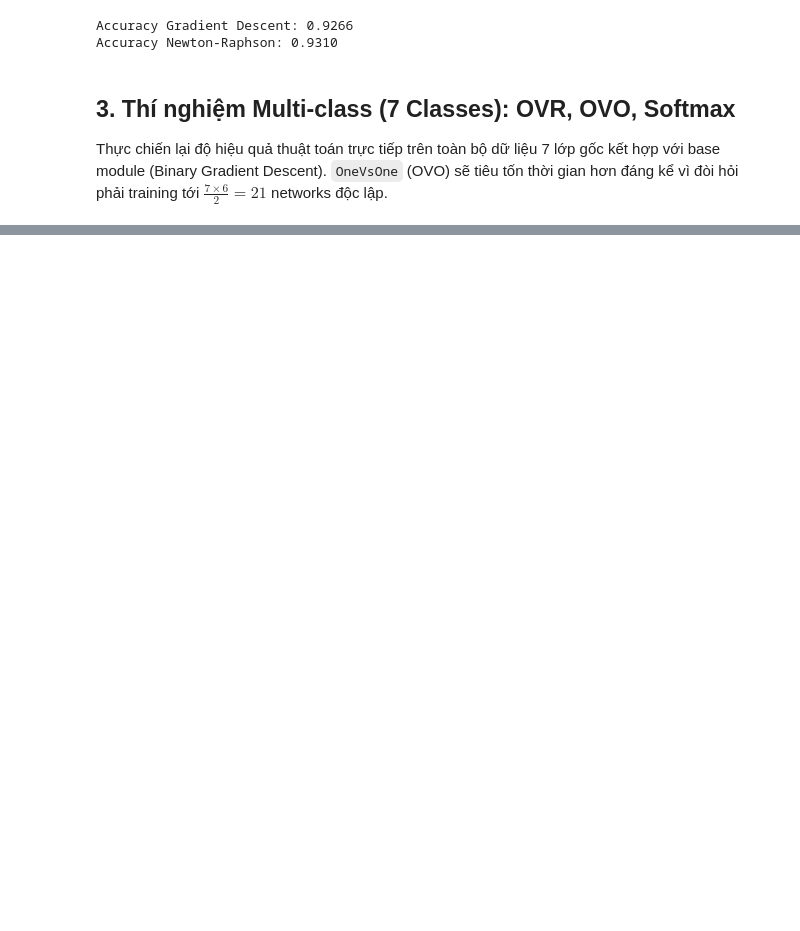
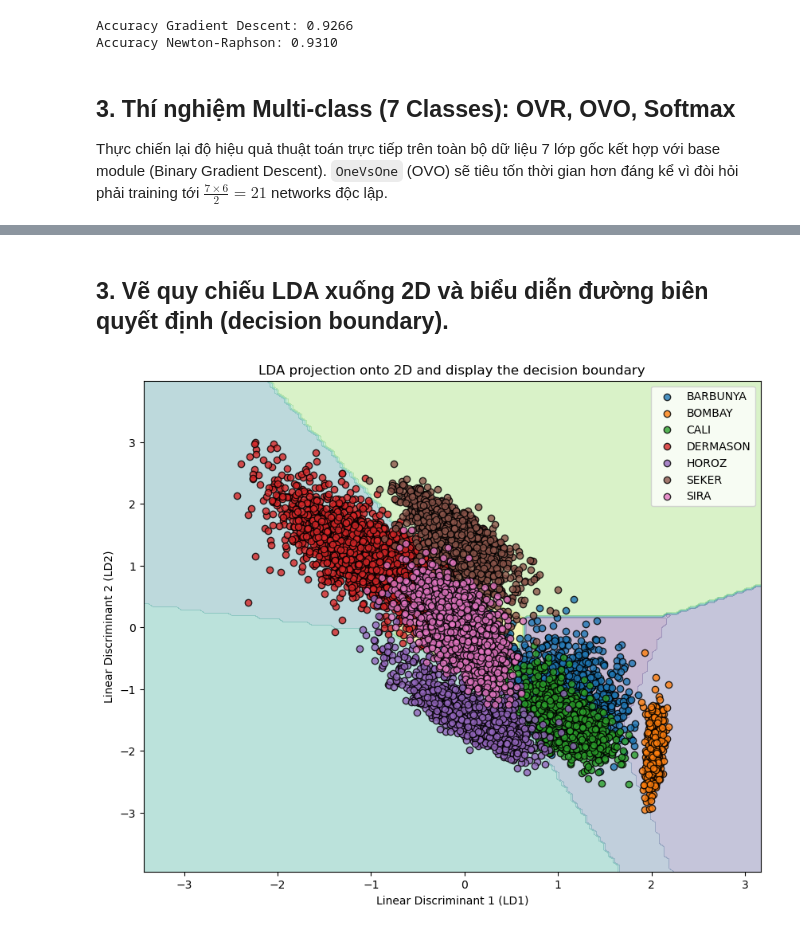
Before and after one commit to tdat1465/lab1-intro2ML, a Jupyter notebook: code/Part2_Classification/models.ipynb, the cells around one changed output, grey strips where cells are left out. Drawn from its saved outputs; the diff is of its cells as text; code cells hidden in the pictures; blank space fills up the shorter version.

```diff
--- a/code/Part2_Classification/models.ipynb
+++ b/code/Part2_Classification/models.ipynb
@@ -115,0 +119,42 @@ Training Softmax (Multinomial direct)...
+# %%
+# Encode labels for LDA/QDA
+
+y_train_raw = y_train
+
+# Get unique class names and create mappings
+class_names = np.sort(np.unique(y_train_raw))
+label_to_int = {label: idx for idx, label in enumerate(class_names)}
+int_to_label = {idx: label for label, idx in label_to_int.items()}
+
+y_train_t = np.array([label_to_int[label] for label in y_train_raw], dtype=int)
+if y_test is not None:
+    y_test = np.array([label_to_int.get(label, -1) for label in y_test], dtype=int)
+    if np.any(y_test == -1):
+        unknown = np.unique(y_test[y_test == -1])
+        raise ValueError(f"Test set labels not in train train: {unknown}")
+else:
+    y_test = None
+
+# ---- LDA ----
+lda = LDA_Scratch()
+lda.fit(X_train, y_train_t)
+y_pred_lda = lda.predict(X_test)
+if y_test is not None:
+    print('LDA test accuracy:', accuracy(y_test, y_pred_lda))
+    display(confusion_matrix_df(y_test, y_pred_lda, class_names))
+else:
+    print('Finished training LDA. Test set has no labels, showing prediction distribution:')
+    values, counts = np.unique(y_pred_lda, return_counts=True)
+    display(pd.DataFrame({'Class': class_names[values], 'Count': counts}).sort_values('Count', ascending=False))
+
+# ---- QDA ----
+qda = QDA_Scratch()
+qda.fit(X_train, y_train_t)
+y_pred_qda = qda.predict(X_test)
+if y_test is not None:
+    print('QDA test accuracy:', accuracy(y_test, y_pred_qda))
+    display(confusion_matrix_df(y_test, y_pred_qda, class_names))
+else:
+    print('Finished training QDA. Test set has no labels, showing prediction distribution:')
+    values, counts = np.unique(y_pred_qda, return_counts=True)
+    display(pd.DataFrame({'Class': class_names[values], 'Count': counts}).sort_values('Count', ascending=False))
@@ -115,0 +228,7 @@ Training Softmax (Multinomial direct)...
+# %% [markdown]
+## 3. Vẽ quy chiếu LDA xuống 2D và biểu diễn đường biên quyết định (decision boundary).
+# %%
+# Draw the LDA projection onto 2D and display the decision boundary.
+project_lda_2d_and_plot(X_train, y_train_t, class_names)
+# %% [output]
+[figure, added]
```
Also changed, not shown: parts of 27 cells of this notebook.
